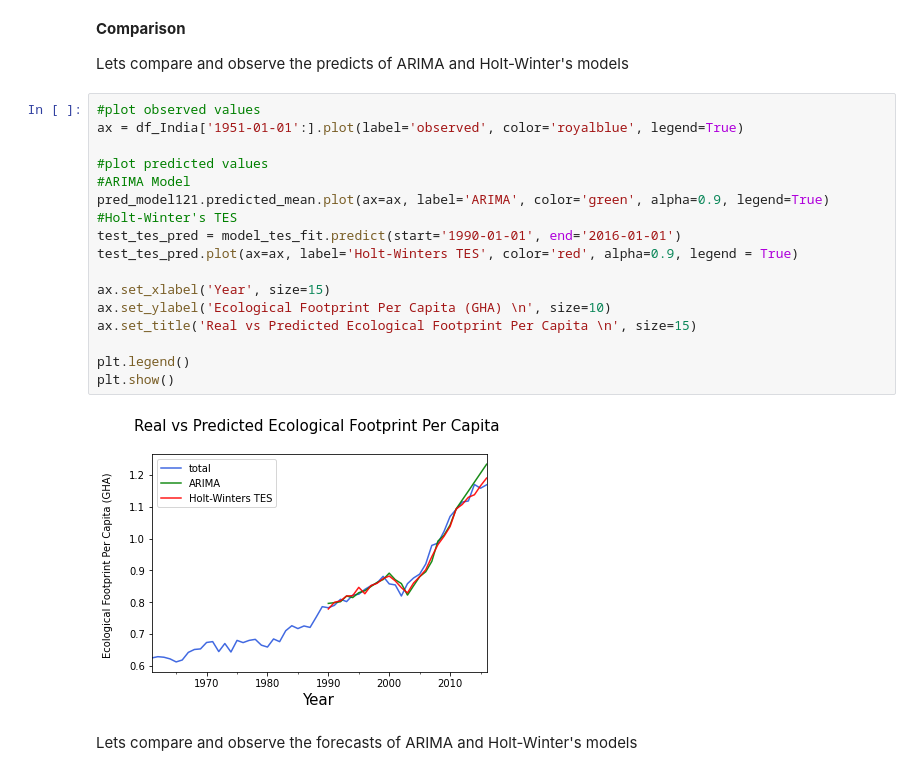
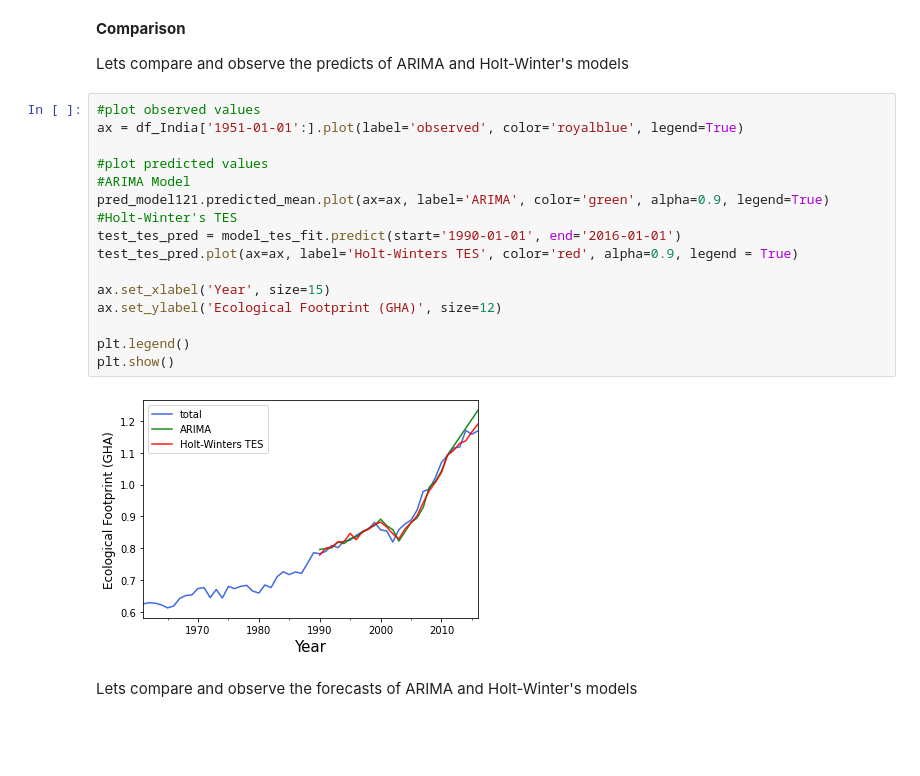
Before and after one commit to ganeshXb/Carbon-Emissions-Ecological-Footprint-Research, a Jupyter notebook: Notebooks/Ecological-Footprint-India-Forecasting.ipynb, the cells around one changed output. Drawn from its saved outputs; the diff is of its cells as text; blank space fills up the shorter version.

```diff
--- a/Notebooks/Ecological-Footprint-India-Forecasting.ipynb
+++ b/Notebooks/Ecological-Footprint-India-Forecasting.ipynb
@@ -1161,22 +1160,21 @@ Lets compare and observe the predicts of ARIMA and Holt-Winter's models
 # %%
 #plot observed values
 ax = df_India['1951-01-01':].plot(label='observed', color='royalblue', legend=True)
 
 #plot predicted values
 #ARIMA Model
 pred_model121.predicted_mean.plot(ax=ax, label='ARIMA', color='green', alpha=0.9, legend=True)
 #Holt-Winter's TES
 test_tes_pred = model_tes_fit.predict(start='1990-01-01', end='2016-01-01')
 test_tes_pred.plot(ax=ax, label='Holt-Winters TES', color='red', alpha=0.9, legend = True)
 
 ax.set_xlabel('Year', size=15)
-ax.set_ylabel('Ecological Footprint Per Capita (GHA) \n', size=10)
-ax.set_title('Real vs Predicted Ecological Footprint Per Capita \n', size=15)
+ax.set_ylabel('Ecological Footprint (GHA)', size=12)
 
 plt.legend()
 plt.show()
 # %% [output]
-[figure, old version]
+[figure, new version]
 # %% [markdown]
 Lets compare and observe the forecasts of ARIMA and Holt-Winter's models
 # %%
```
Also changed, not shown: parts of 44 cells of this notebook, 5 other files.
